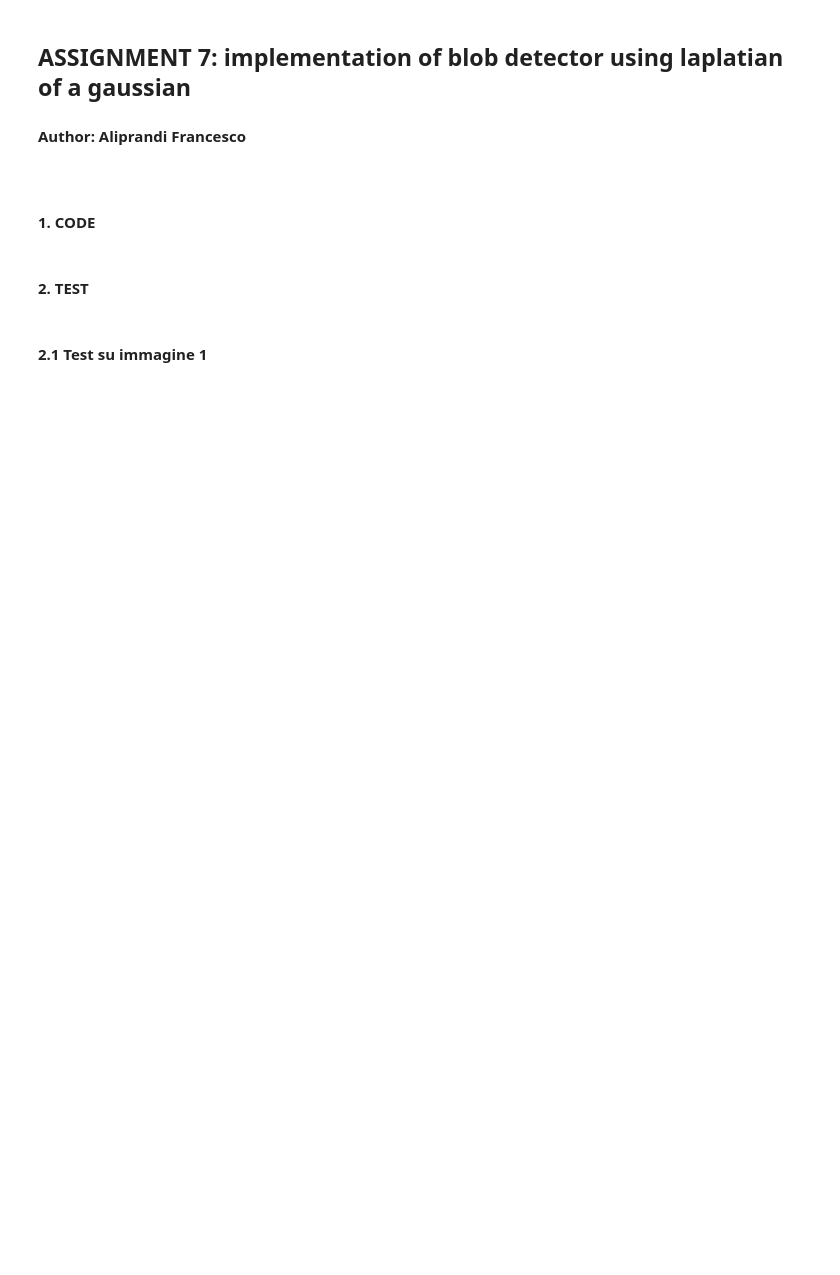
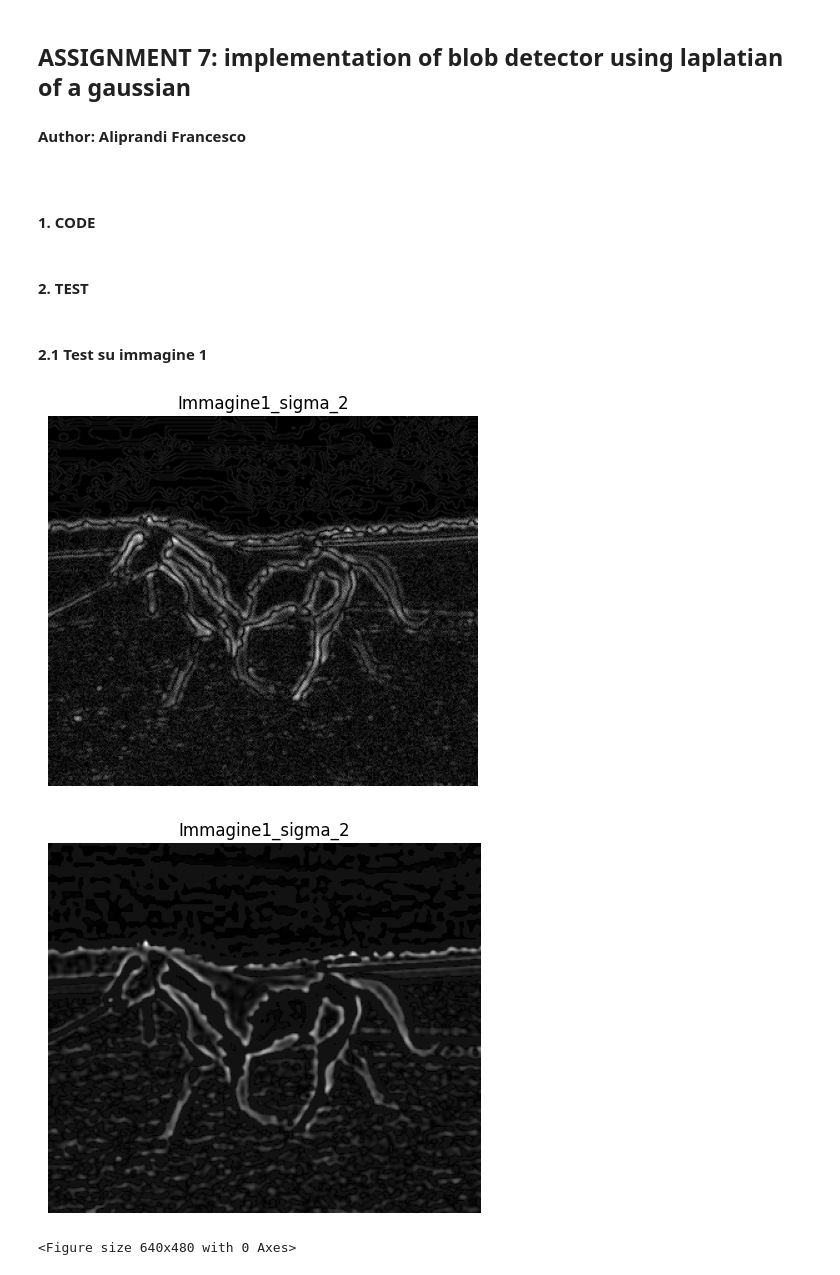
Before and after one commit to francealip/assignment_1_ISPR_23-24, a Jupyter notebook: src/LoG_detector.ipynb, the cells around one changed output. Drawn from its saved outputs; the diff is of its cells as text; code cells hidden in the pictures; blank space fills up the shorter version.

```diff
--- a/src/LoG_detector.ipynb
+++ b/src/LoG_detector.ipynb
@@ -207,30 +207,34 @@ img1, img2, img3 = read_images(img_dir)
 # %%
 import cv2
 import numpy as np
 
-sigma =  1
-img = img3
-# Apply Gaussian blur with sigma = 0.5
+sigma =  2
+img = img2
+# Apply Gaussian blur with sigma
 blurred = cv2.GaussianBlur(np.array(img), (0, 0), sigma)
 
 # Apply Laplacian of Gaussian (LoG) filter
 result1 = cv2.Laplacian(blurred, cv2.CV_64F)
 result1 = np.uint8(np.absolute(result1))
 
 
 filter = laplacian_of_gaussian(sigma)
 result = thresholding(convolution(img, filter))
 
 #plot_image(img1,2,0)
-#plot_image(result1,1,sigma)
-#plot_image(result,1,sigma)
+plot_image(result1,1,sigma)
+plot_image(result,1,sigma)
 
 # Imposta le opzioni di stampa per visualizzare l'intero array senza limitazioni
 np.set_printoptions(threshold=np.inf)
 
 #print(convolution(img, filter)[0])
 #print(result1[0])
 #print(result)
+# %% [output]
+[figure, added]
+[figure, added]
+<Figure size 640x480 with 0 Axes>
 # %%
 feature_maps = multiple_scale_execution(img2, 0.5)
 
```
Also changed, not shown: parts of 3 cells of this notebook.
